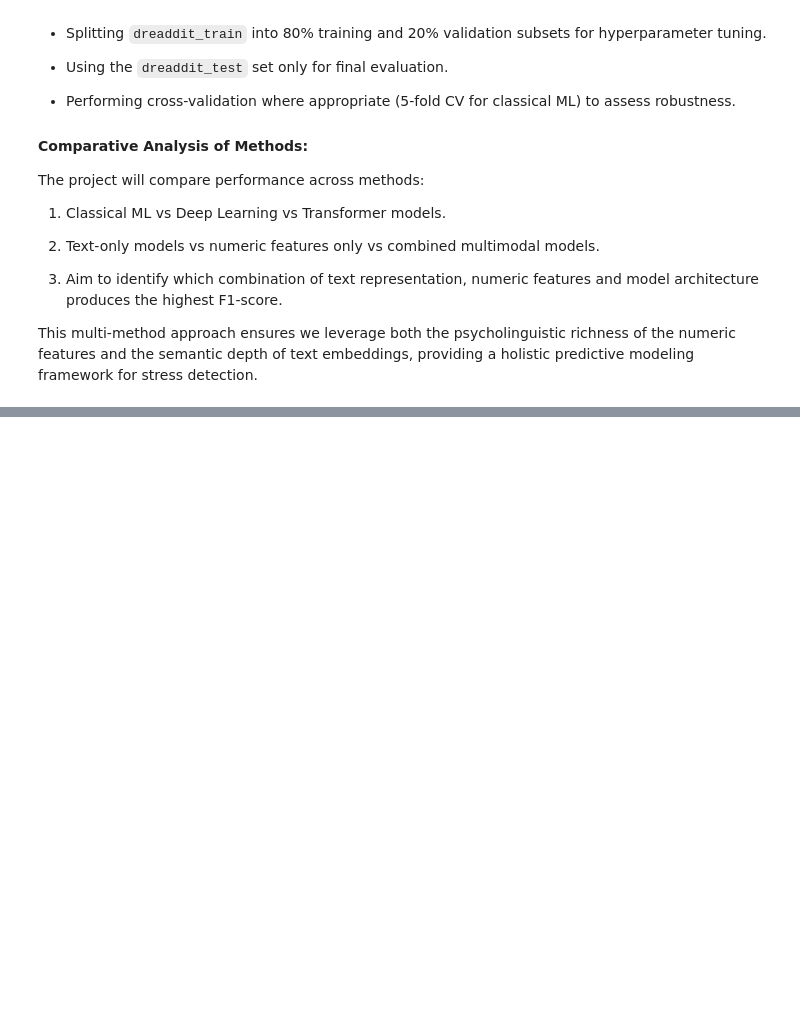
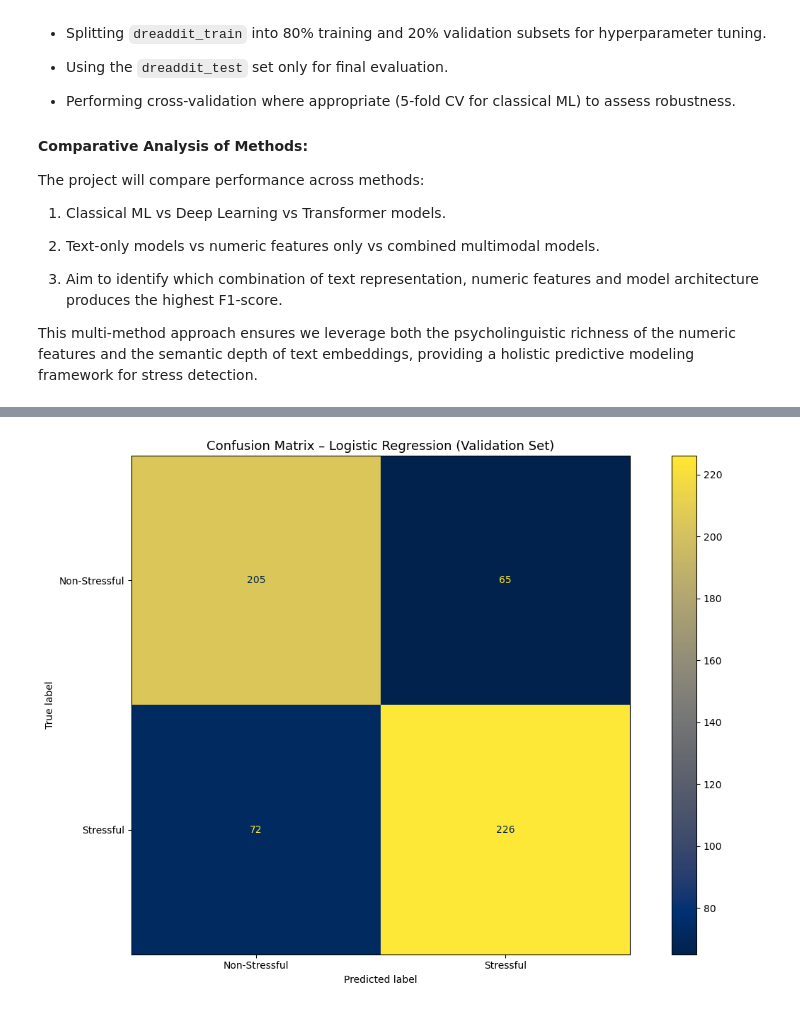
Before and after one commit to tadamaen/DSA4262, a Jupyter notebook: DSA4262 Individual Assignment 2/DSA4262 Individual Assignment 2.ipynb, the cells around one changed output, grey strips where cells are left out. Saved outputs shown, nothing was run; the diff lists cells and outputs as text; code cells hidden in the pictures; blank space fills up the shorter version.

Commit message:
Round 5 Updates
Added Classical Machine Learning Methods (LR + RF + SVM)
Added Confusion Matrices

```diff
--- a/DSA4262 Individual Assignment 2/DSA4262 Individual Assignment 2.ipynb
+++ b/DSA4262 Individual Assignment 2/DSA4262 Individual Assignment 2.ipynb
@@ -2584,0 +2685,14 @@ This multi-method approach ensures we leverage both the psycholinguistic richnes
+# %%
+# Fit preprocessor on training data
+X_train_processed = preprocessor.fit_transform(X_train)
+
+# Transform validation data
+X_val_processed = preprocessor.transform(X_val)
+# %%
+from imblearn.over_sampling import SMOTE
+
+# Initialize SMOTE
+smote = SMOTE(sampling_strategy='auto', random_state=42)
+
+# Apply SMOTE ONLY on training data
+X_train_resampled, y_train_resampled = smote.fit_resample(X_train_processed, y_train)
@@ -2584,0 +2705,8 @@ This multi-method approach ensures we leverage both the psycholinguistic richnes
+# %%
+from sklearn.linear_model import LogisticRegression
+
+# Initialize logistic regression with L2 regularization
+log_reg = LogisticRegression(penalty='l2', solver='lbfgs', max_iter=1000, random_state=42)
+
+# Train model on resampled training data
+log_reg.fit(X_train_resampled, y_train_resampled)
@@ -2584,0 +2715,3 @@ This multi-method approach ensures we leverage both the psycholinguistic richnes
+# %%
+# Predict class labels on validation set
+y_val_pred = log_reg.predict(X_val_processed)
@@ -2584,0 +2746,17 @@ This multi-method approach ensures we leverage both the psycholinguistic richnes
+# %%
+from sklearn.metrics import confusion_matrix, ConfusionMatrixDisplay
+
+# Compute confusion matrix
+cm = confusion_matrix(y_val, y_val_pred)
+
+# Plot confusion matrix with color-blind friendly colormap
+disp = ConfusionMatrixDisplay(confusion_matrix=cm, display_labels=["Non-Stressful", "Stressful"])
+
+fig, ax = plt.subplots(figsize=(12, 8))
+disp.plot(ax=ax, cmap="cividis", values_format="d")
+
+ax.set_title("Confusion Matrix – Logistic Regression (Validation Set)", fontsize=13)
+plt.tight_layout()
+plt.show()
+# %% [output]
+[figure, added]
```
Also changed, not shown: parts of 61 cells of this notebook.
